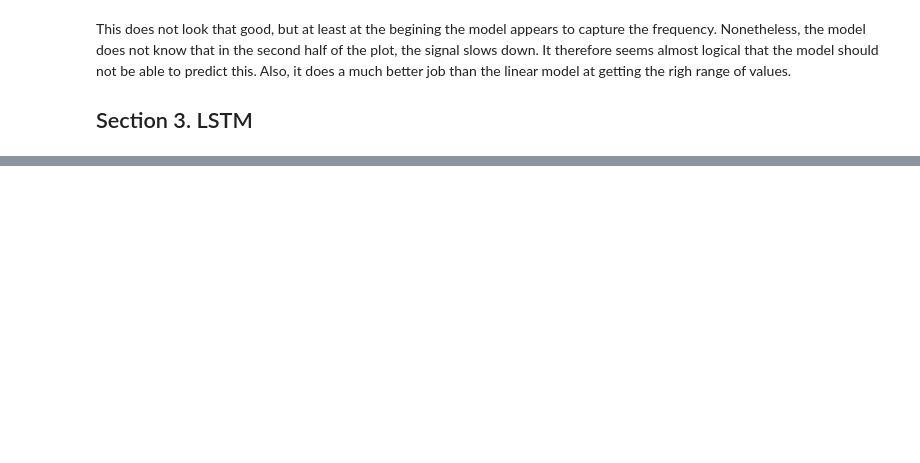
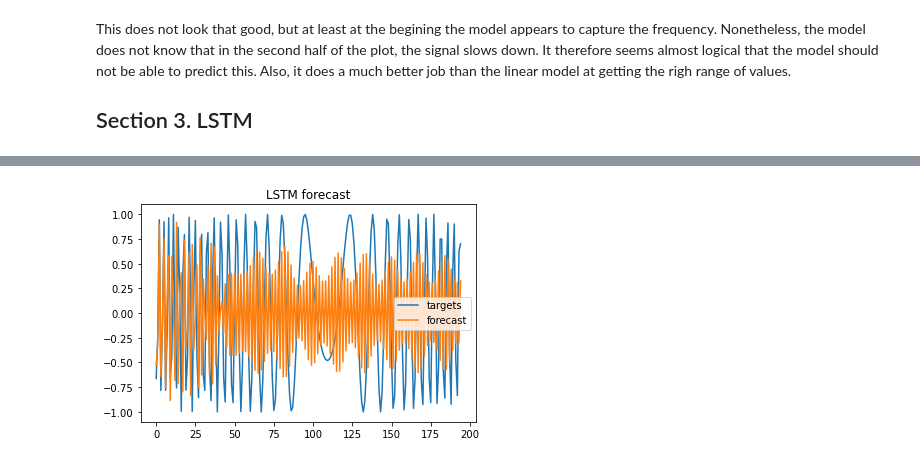
Before and after one commit to kbantoec/deep_learning, a Jupyter notebook: rnn/lstm_nonlinear.ipynb, the cells around one changed output, grey strips where cells are left out. Cells and saved outputs as stored; diff of their text form; code cells hidden in the pictures; blank space fills up the shorter version.

```diff
--- a/rnn/lstm_nonlinear.ipynb
+++ b/rnn/lstm_nonlinear.ipynb
@@ -231,0 +278,18 @@ This does not look that good, but at least at the begining the model appears to
+# %%
+forecast: list = []
+input_ = X[-N//2]
+
+while len(forecast) < len(Y[-N//2:]):
+    f = model.predict(input_.reshape(-1, T, 1))[0, 0]
+    forecast.append(f)
+
+    input_ = np.roll(input_, -1)
+    input_[-1] = f
+# %%
+plt.plot(Y[-N//2:], label='targets')
+plt.plot(forecast, label='forecast')
+plt.title('LSTM forecast')
+plt.legend()
+plt.show()
+# %% [output]
+[figure, added]
```
Also changed, not shown: parts of 17 cells of this notebook.
